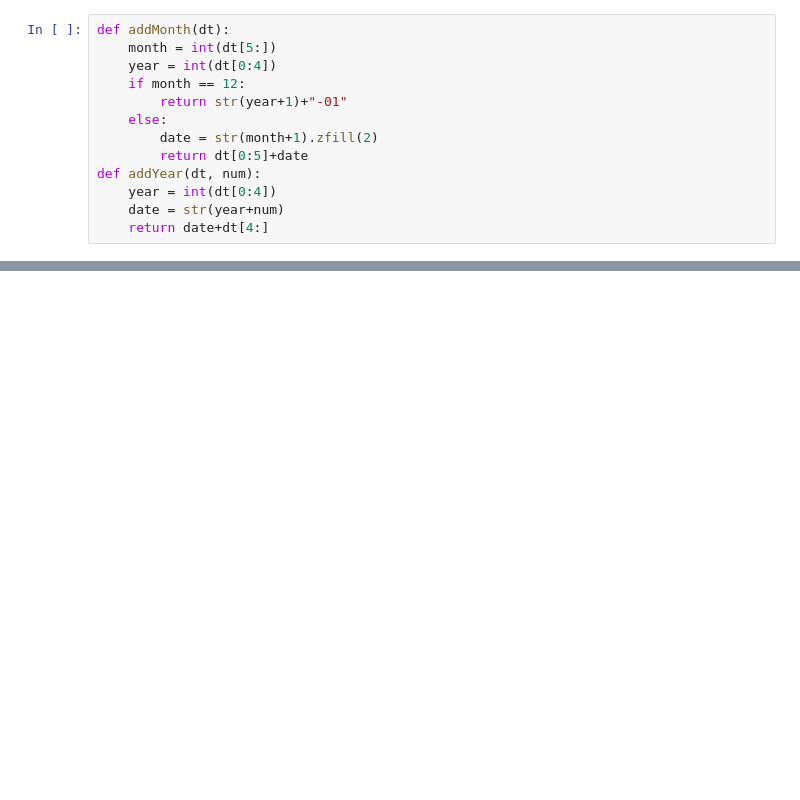
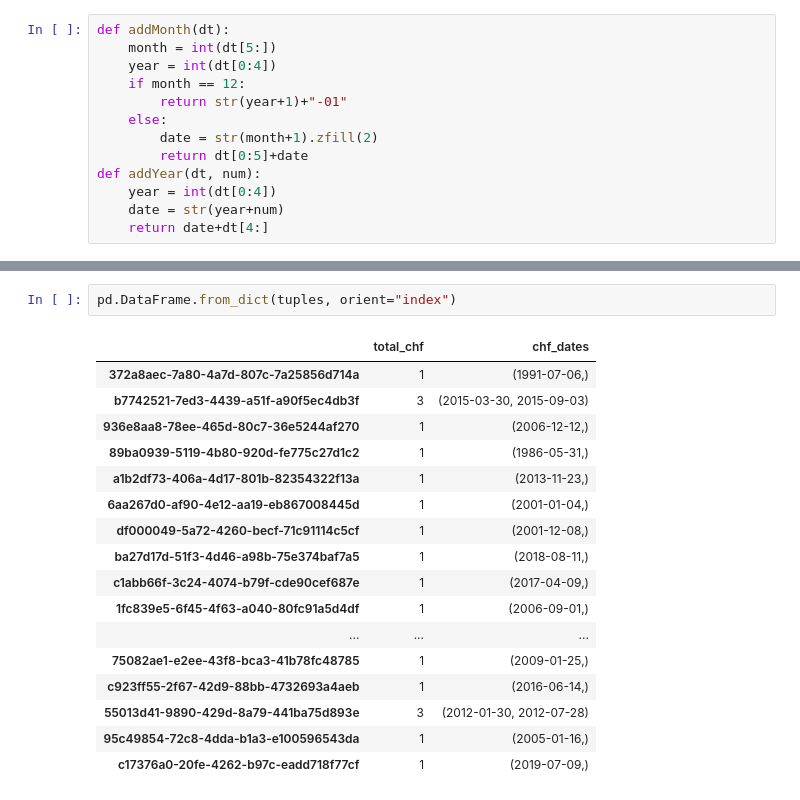
Before and after one commit to anthem-ai/ucsc-engineering-2020, a Jupyter notebook: shayanshaikh/data_pipeline.ipynb, the cells around one changed output, grey strips where cells are left out. Cells and saved outputs as stored; diff of their text form; blank space fills up the shorter version.

```diff
--- a/shayanshaikh/data_pipeline.ipynb
+++ b/shayanshaikh/data_pipeline.ipynb
@@ -242,2 +242,22 @@ for df in frames:
 25 rows × 322 columns
 ... (82 outputs left out)
+# %%
+pd.DataFrame.from_dict(tuples, orient="index")
+# %% [output]
+|  | total_chf | chf_dates |
+| 372a8aec-7a80-4a7d-807c-7a25856d714a | 1 | (1991-07-06,) |
+| b7742521-7ed3-4439-a51f-a90f5ec4db3f | 3 | (2015-03-30, 2015-09-03) |
+| 936e8aa8-78ee-465d-80c7-36e5244af270 | 1 | (2006-12-12,) |
+| 89ba0939-5119-4b80-920d-fe775c27d1c2 | 1 | (1986-05-31,) |
+| a1b2df73-406a-4d17-801b-82354322f13a | 1 | (2013-11-23,) |
+| 6aa267d0-af90-4e12-aa19-eb867008445d | 1 | (2001-01-04,) |
+| df000049-5a72-4260-becf-71c91114c5cf | 1 | (2001-12-08,) |
+| ba27d17d-51f3-4d46-a98b-75e374baf7a5 | 1 | (2018-08-11,) |
+| c1abb66f-3c24-4074-b79f-cde90cef687e | 1 | (2017-04-09,) |
+| 1fc839e5-6f45-4f63-a040-80fc91a5d4df | 1 | (2006-09-01,) |
+| ... | ... | ... |
+| 75082ae1-e2ee-43f8-bca3-41b78fc48785 | 1 | (2009-01-25,) |
+| c923ff55-2f67-42d9-88bb-4732693a4aeb | 1 | (2016-06-14,) |
+| 55013d41-9890-429d-8a79-441ba75d893e | 3 | (2012-01-30, 2012-07-28) |
+| 95c49854-72c8-4dda-b1a3-e100596543da | 1 | (2005-01-16,) |
+| c17376a0-20fe-4262-b97c-eadd718f77cf | 1 | (2019-07-09,) |
```
Also changed, not shown: parts of 3 cells of this notebook.
